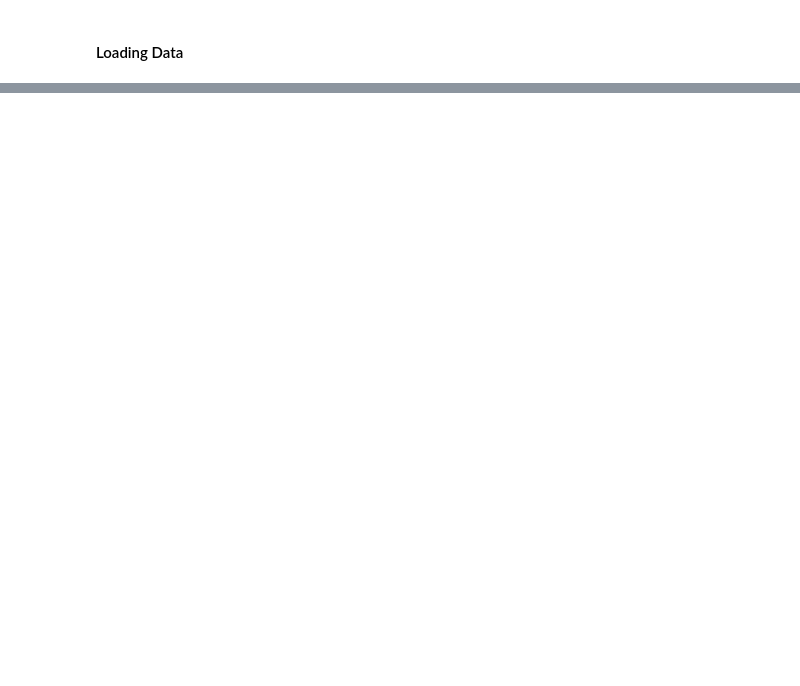
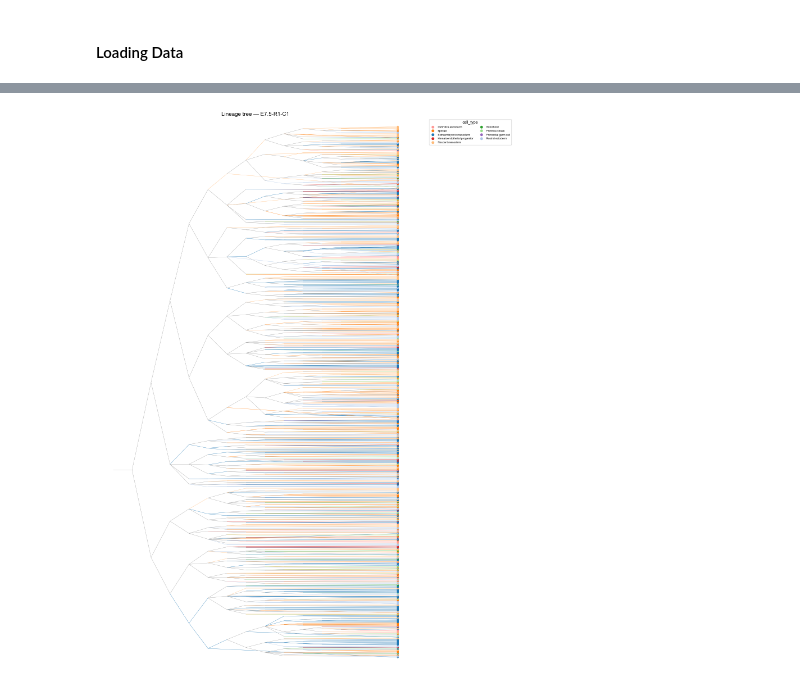
Before and after one commit to Oiya861028/Lineage_Tree_Construction, a Jupyter notebook: Moslin/Notebooks/plotting.ipynb, the cells around one changed output, grey strips where cells are left out. Cells and saved outputs as stored; diff of their text form; code cells hidden in the pictures; blank space fills up the shorter version.

```diff
--- a/Moslin/Notebooks/plotting.ipynb
+++ b/Moslin/Notebooks/plotting.ipynb
@@ -156,0 +198,86 @@ for tdata in tdatas:
+# %%
+def add_obs_to_tree(tdata, keys):
+    """Manually push obs columns onto tree nodes, since 0.2.0 has no add_obs_annotation."""
+    for tree_name, tree in tdata.obst.items():
+        for node in tree.nodes:
+            # leaf nodes are named by their cell barcode, matching tdata.obs.index
+            if node in tdata.obs.index:
+                for key in keys:
+                    tree.nodes[node][key] = tdata.obs.loc[node, key]
+# %%
+def add_node_attrs_to_edges(tdata, keys):
+    """Copy node attributes onto their outgoing edges, which is what pl.branches() reads."""
+    for tree_name, tree in tdata.obst.items():
+        for parent, child in tree.edges:
+            for key in keys:
+                # branches() colors by the child node's attribute
+                val = tree.nodes[child].get(key)
+                if val is not None:
+                    tree.edges[parent, child][key] = val
+# %%
+def flag_mixed_nodes(tdata, tree_key, cell_type_key="cell_type"):
+    """
+    After ancestral_states, override cell_type to 'mixed' for any internal
+    node whose direct children have more than one distinct cell type.
+    Leaves are never overridden.
+    """
+    tree = tdata.obst[tree_key]
+    for node in tree.nodes:
+        if tree.out_degree(node) == 0:
+            continue  # skip leaves
+        child_types = set(
+            tree.nodes[c].get(cell_type_key)
+            for c in tree.successors(node)
+            if tree.nodes[c].get(cell_type_key) is not None
+        )
+        if len(child_types) > 1:
+            tree.nodes[node][cell_type_key] = "mixed"
+
+clone_key = "E7.5-R1-C1"
+clone_tdata = tdata_rep1[tdata_rep1.obs["tree"] == clone_key].copy()
+add_obs_to_tree(clone_tdata, keys=["cell_type", "germ_layer"])
+py.pp.add_depth(clone_tdata)
+py.tl.ancestral_states(clone_tdata, keys="cell_type", tree=clone_key, method="mode")
+# override mixed internal nodes
+flag_mixed_nodes(clone_tdata, clone_key, cell_type_key="cell_type")
+# propagate to edges
+add_node_attrs_to_edges(clone_tdata, keys=["cell_type", "germ_layer"])
+
+
+
+# build palette: take your existing cell type colors and add mixed
+import matplotlib.pyplot as plt
+
+# get unique cell types present in this clone
+cell_types = clone_tdata.obs["cell_type"].unique().tolist()
+palette = dict(zip(cell_types, plt.cm.tab20.colors[:len(cell_types)]))
+palette["mixed"] = (0.6, 0.6, 0.6, 1.0)  # grey for mixed nodes
+
+fig, ax = plt.subplots(figsize=(15, 20))
+py.pl.branches(
+    clone_tdata,
+    depth_key="depth",
+    color="cell_type",
+    palette=palette,
+    extend_branches=True,
+    angled_branches=True,
+    tree=clone_key,
+    legend=False,
+    ax=ax,
+)
+py.pl.nodes(
+    clone_tdata,
+    color="cell_type",
+    palette=palette,
+    nodes="leaves",
+    size=15,
+    legend=True,
+    legend_kwargs={"ncols": 2, "bbox_to_anchor": (1.05, 1), "loc": "upper left"},
+    tree=clone_key,
+    ax=ax,
+)
+ax.set_title(f"Lineage tree — {clone_key}", fontsize=14)
+plt.tight_layout()
+plt.show()
+# %% [output]
+[figure, added]
```
Also changed, not shown: parts of 8 cells of this notebook, 3 other files.
